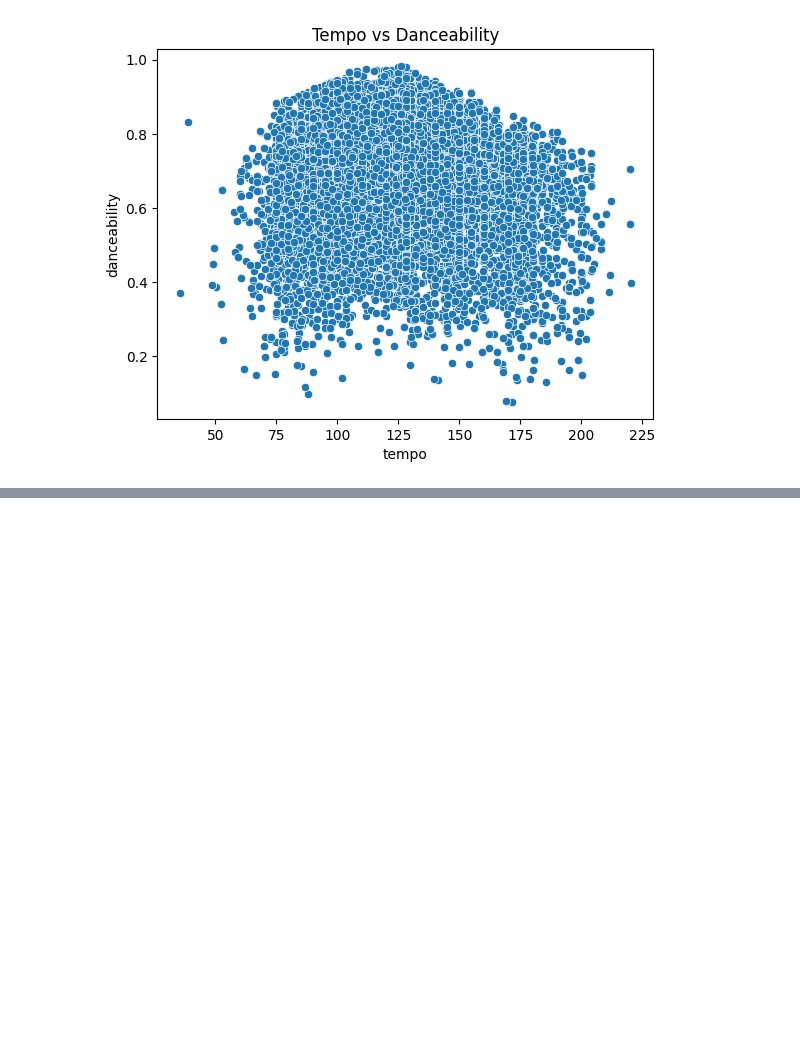
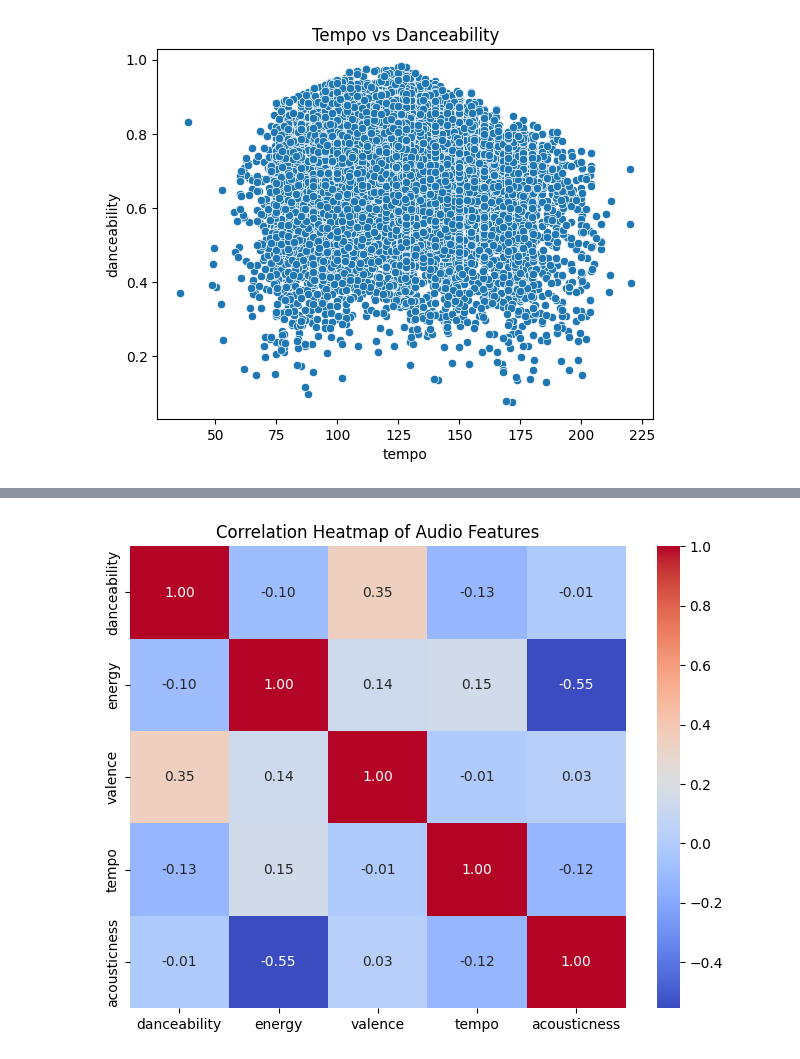
Before and after one commit to brobers0339/Spotify_Final_Project_H501, a Jupyter notebook: Spotify_Project_Calculations_Practice.ipynb, the cells around one changed output, grey strips where cells are left out. Drawn from its saved outputs; the diff is of its cells as text; code cells hidden in the pictures; blank space fills up the shorter version.

```diff
--- a/Spotify_Project_Calculations_Practice.ipynb
+++ b/Spotify_Project_Calculations_Practice.ipynb
@@ -133,0 +149,21 @@ plt.show()
+# %%
+import seaborn as sns
+import matplotlib.pyplot as plt
+
+# Select a few key numerical features
+features = ['danceability', 'energy', 'valence', 'tempo', 'acousticness']
+
+# Compute correlation matrix
+corr = df[features].corr()
+
+# Plot heatmap
+plt.figure(figsize=(8, 6))
+sns.heatmap(corr, annot=True, cmap='coolwarm', fmt=".2f")
+plt.title("Correlation Heatmap of Audio Features")
+plt.show()
+
+# This heatmap shows how different song features are connected. It helps us understand what makes songs sound energetic, happy, or calm.
+# A positive correlation (red) means features increase together (e.g., energy and valence).
+# A negative correlation (blue) means one increases while the other decreases (e.g., acousticness and energy).
+# %% [output]
+[figure, added]
```
Also changed, not shown: parts of 1 cell of this notebook.
